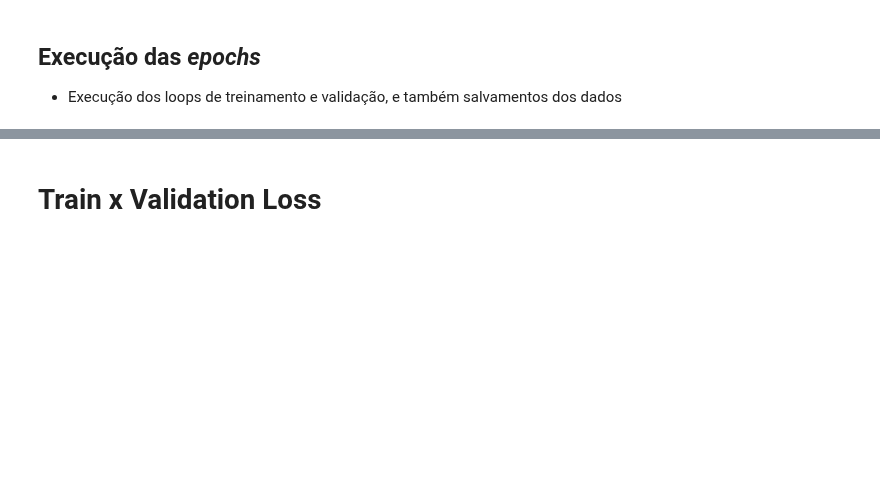
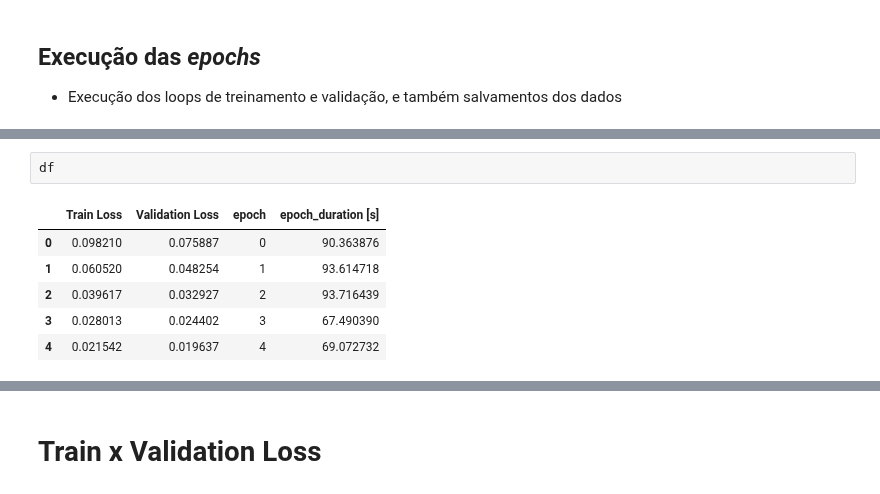
Before and after one commit to velozo27/TCC-Pedro-Velozo-ENG1132, a Jupyter notebook: SRCNN_Comentada.ipynb, the cells around one changed output, grey strips where cells are left out. Drawn from its saved outputs; the diff is of its cells as text; blank space fills up the shorter version.

```diff
--- a/SRCNN_Comentada.ipynb
+++ b/SRCNN_Comentada.ipynb
@@ -805,3 +602,12 @@ Training Error:
+# %%
+df
+# %% [output]
+|  | Train Loss | Validation Loss | epoch | epoch_duration [s] |
+| 0 | 0.098210 | 0.075887 | 0 | 90.363876 |
+| 1 | 0.060520 | 0.048254 | 1 | 93.614718 |
+| 2 | 0.039617 | 0.032927 | 2 | 93.716439 |
+| 3 | 0.028013 | 0.024402 | 3 | 67.490390 |
+| 4 | 0.021542 | 0.019637 | 4 | 69.072732 |
 # %%
 plt.figure()
 plt.plot(range(len(validation_loss_array)), validation_loss_array, label='train_loss')
```
Also changed, not shown: parts of 38 cells of this notebook, 4 other files.
